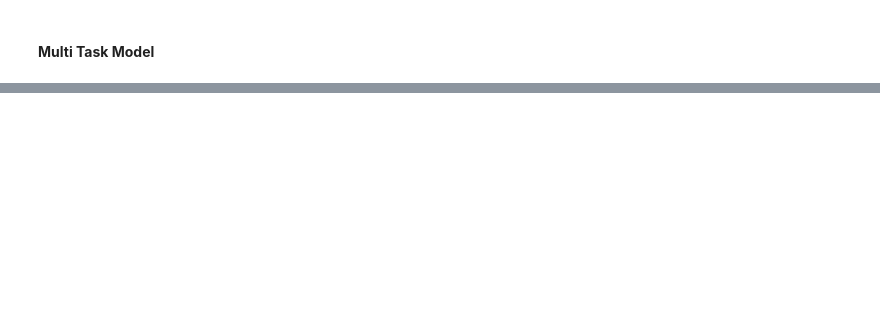
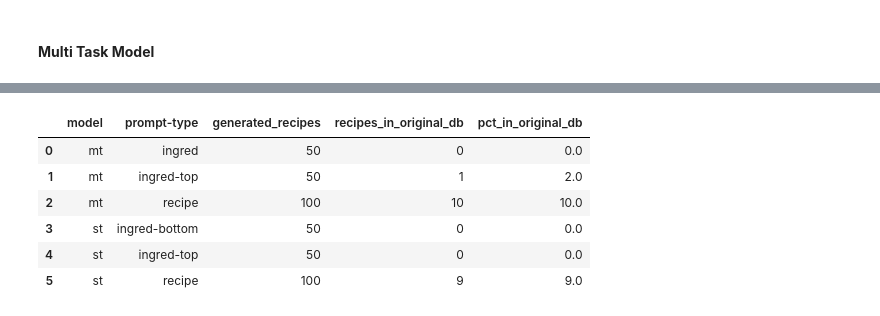
Before and after one commit to sdslack/chatGnT, a Jupyter notebook: notebooks/04_test_trained_models.ipynb, the cells around one changed output, grey strips where cells are left out. Saved outputs shown, nothing was run; the diff lists cells and outputs as text; code cells hidden in the pictures; blank space fills up the shorter version.

Commit message:
Add recipe examples and report analysis

```diff
--- a/notebooks/04_test_trained_models.ipynb
+++ b/notebooks/04_test_trained_models.ipynb
@@ -174,0 +244,87 @@ predict.predict_mt(
+# %%
+# Check how many generated recipes exactly match recipes in the original filtered database
+import ast
+
+if "results" not in globals():
+    results = pd.read_csv(CFG.outputs_dir / "tables/check_gen_recipes.csv")
+
+# Convert original database recipes to the same human-readable line format used by predictions.
+df_clean_filt_for_match = df_clean_filt.copy()
+df_clean_filt_for_match["recipe_line"] = (
+    df_clean_filt_for_match["amt_unit"].fillna("").astype(str).str.strip()
+    + " "
+    + df_clean_filt_for_match["ingred"].fillna("").astype(str).str.replace("-", " ", regex=False).str.strip()
+)
+df_clean_filt_for_match["recipe_line"] = (
+    df_clean_filt_for_match["recipe_line"]
+    .str.replace(r"\s+", " ", regex=True)
+    .str.strip()
+    .str.casefold()
+)
+
+original_recipe_lookup = (
+    df_clean_filt_for_match.groupby(["id", "name"], sort=False)["recipe_line"]
+    .agg(tuple)
+    .reset_index(name="recipe_key")
+)
+original_recipe_keys = set(original_recipe_lookup["recipe_key"])
+
+original_match_lookup = (
+    original_recipe_lookup.groupby("recipe_key", sort=False)
+    .agg(
+        original_ids=("id", list),
+        original_names=("name", lambda names: sorted(set(names))),
+    )
+    .reset_index()
+)
+
+def make_generated_recipe_key(recipe):
+    lines = recipe if isinstance(recipe, list) else ast.literal_eval(recipe)
+    return tuple(
+        pd.Series(lines, dtype="string")
+        .str.replace(r"\s+", " ", regex=True)
+        .str.strip()
+        .str.casefold()
+        .tolist()
+    )
+
+generated_recipe_check = results.copy()
+generated_recipe_check["recipe_key"] = generated_recipe_check["recipe"].apply(make_generated_recipe_key)
+generated_recipe_check["in-original-db"] = generated_recipe_check["recipe_key"].isin(original_recipe_keys)
+generated_recipe_check = generated_recipe_check.merge(
+    original_match_lookup,
+    on="recipe_key",
+    how="left",
+)
+
+match_summary = (
+    generated_recipe_check.groupby(["model", "prompt-type"], dropna=False)["in-original-db"]
+    .agg(generated_recipes="size", recipes_in_original_db="sum")
+    .reset_index()
+)
+match_summary["pct_in_original_db"] = (
+    match_summary["recipes_in_original_db"] / match_summary["generated_recipes"] * 100
+).round(2)
+
+overall_match_summary = pd.DataFrame({
+    "generated_recipes": [len(generated_recipe_check)],
+    "recipes_in_original_db": [generated_recipe_check["in-original-db"].sum()],
+})
+overall_match_summary["pct_in_original_db"] = (
+    overall_match_summary["recipes_in_original_db"]
+    / overall_match_summary["generated_recipes"]
+    * 100
+).round(2)
+
+generated_recipe_check.to_csv(
+    CFG.outputs_dir / "tables/check_gen_recipes_original_db_matches.csv",
+    index=False,
+)
+match_summary.to_csv(
+    CFG.outputs_dir / "tables/check_gen_recipes_original_db_match_summary.csv",
+    index=False,
+)
+
+display(overall_match_summary)
+display(match_summary)
+# %% [output]
@@ -174,0 +333,7 @@ predict.predict_mt(
+|  | model | prompt-type | generated_recipes | recipes_in_original_db | pct_in_original_db |
+| 0 | mt | ingred | 50 | 0 | 0.0 |
+| 1 | mt | ingred-top | 50 | 1 | 2.0 |
+| 2 | mt | recipe | 100 | 10 | 10.0 |
+| 3 | st | ingred-bottom | 50 | 0 | 0.0 |
+| 4 | st | ingred-top | 50 | 0 | 0.0 |
+| 5 | st | recipe | 100 | 9 | 9.0 |
```
Also changed, not shown: parts of 26 cells of this notebook.
